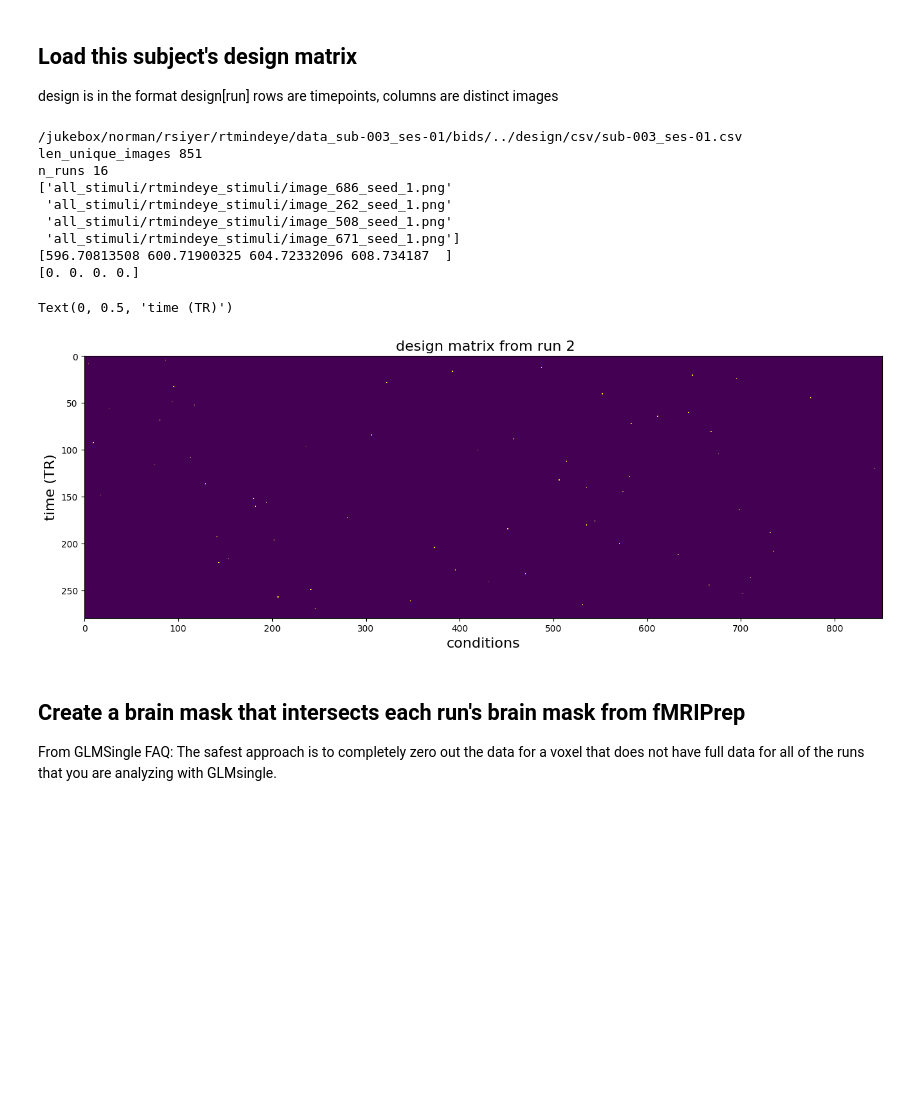
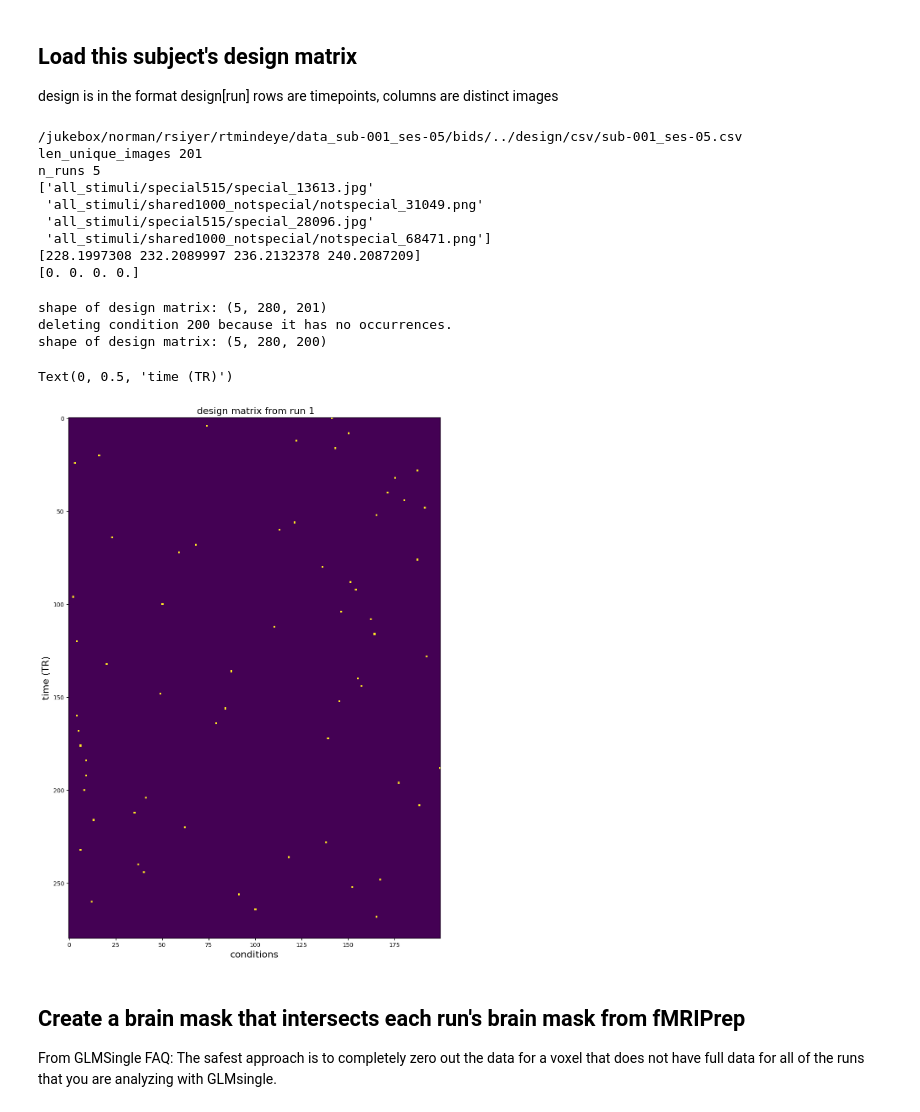
Before and after one commit to rishab-iyer1/mindeye_preproc, a Jupyter notebook: analysis/GLMsingle.ipynb, the cells around one changed output. Saved outputs shown, nothing was run; the diff lists cells and outputs as text; code cells hidden in the pictures; blank space fills up the shorter version.

Commit message:
started glmsingle for 3 tasksks, made compatible for multiple tasks

```diff
--- a/analysis/GLMsingle.ipynb
+++ b/analysis/GLMsingle.ipynb
@@ -16,12 +16,14 @@ When running this notebook, make sure you have activated the mindeye conda envir
 # %% [markdown]
 What subject and session do you want to run?
 # %%
-sub = 'sub-003'
-session = 'ses-01'
-task='study'
+sub = 'sub-001'
+session = 'ses-05'
+task='A'
 
 if sub=='sub-002':
     n_runs=9
+elif sub=='sub-001' and session=='ses-05':
+    n_runs=5
 else:
     n_runs=16
     # n_runs=8
@@ -97,6 +99,18 @@ stimdur = 3
 if sub == 'sub-001' and session == 'ses-01':
     tr_orig = 1.8
     n_trs = 288
+elif sub == 'sub-001' and session == 'ses-05':
+    if task == 'A':
+        tr_orig = 2
+        n_trs = 280
+    elif task == 'B':
+        tr_orig = 1.5
+        n_trs = 288
+    elif task == 'C':
+        tr_orig = 1.5
+        n_trs = 288
+    else:
+        raise Exception("invalid task")
 else:
     tr_orig = 2
     n_trs = 280
@@ -148,10 +162,11 @@ if (sub=='sub-001' and session=='ses-01') or (sub=='sub-002' and session=='ses-0
     images = data['current_image'].values[23:]
     starts = data['trial.started'].values[23:]
     is_new_run = data['is_new_run'].values[23:]
-elif (sub=='sub-001' and session in ('ses-02', 'ses-03', 'ses-04')) or sub=='sub-003':
+elif (sub=='sub-001' and session in ('ses-02', 'ses-03', 'ses-04', 'ses-05')) or sub=='sub-003':
     filename = f"{designdir}csv/{sub}_{session}.csv"
     data = pd.read_csv(filename)
     data = data.dropna(subset=['current_image'])  # in these csv files, there are blanks between runs
+    # data = data.loc[data['current_image'] != 'blank.jpg']
     starts = data['trial.started'].values[10:]
     images = data['current_image'].values[10:]
     is_new_run = data['is_new_run'].values[10:]
@@ -172,12 +187,12 @@ print(is_new_run[:4])
 # assert len(images[images!="blank.jpg"]) == 1008
 # assert len(np.unique(images[images!="blank.jpg"])) == 708
 # %% [output]
-/jukebox/norman/rsiyer/rtmindeye/data_sub-003_ses-01/bids/../design/csv/sub-003_ses-01.csv
-len_unique_images 851
-n_runs 16
-['all_stimuli/rtmindeye_stimuli/image_686_seed_1.png'
- 'all_stimuli/rtmindeye_stimuli/image_262_seed_1.png'
- 'all_stimuli/rtmindeye_stimuli/image_508_seed_1.png'
- 'all_stimuli/rtmindeye_stimuli/image_671_seed_1.png']
-[596.70813508 600.71900325 604.72332096 608.734187  ]
+/jukebox/norman/rsiyer/rtmindeye/data_sub-001_ses-05/bids/../design/csv/sub-001_ses-05.csv
+len_unique_images 201
+n_runs 5
+['all_stimuli/special515/special_13613.jpg'
+ 'all_stimuli/shared1000_notspecial/notspecial_31049.png'
+ 'all_stimuli/special515/special_28096.jpg'
+ 'all_stimuli/shared1000_notspecial/notspecial_68471.png']
+[228.1997308 232.2089997 236.2132378 240.2087209]
 [0. 0. 0. 0.]
@@ -204,12 +217,20 @@ for i in range(len(images)):
 
     image_idx = np.where(str(images[i])==unique_images)[0].item()
     timepoint = int(np.round(starts[i] - starting_time))
+    # print(i, timepoint, image_idx)
     design[cur_run][timepoint, image_idx] = 1
 
-    # if i < 10:
-    #     print(image_idx, timepoint)
+cols_to_delete = np.where(np.sum(np.sum(design, axis=0), axis=0) == 0)
+print(f'shape of design matrix: {np.array(design).shape}')
+print(f'deleting condition {cols_to_delete[0][0]} because it has no occurrences. ')
+for i in range(len(design)):
+    design[i] = np.delete(design[i], cols_to_delete, axis=1)
 
-# design = list(np.array(design)[:, :, :-2])  # remove the last two regressors: blank.jpg and nan
+print(f'shape of design matrix: {np.array(design).shape}')
+# %% [output]
+shape of design matrix: (5, 280, 201)
+deleting condition 200 because it has no occurrences.
+shape of design matrix: (5, 280, 200)
 # %%
 # np.where(str(images[5])==unique_images)[0].item()
 # %%
@@ -232,15 +253,15 @@ for i in range(len(images)):
 # np.array(np.where(test[:,:,:10]))
 # %%
 # Plot design matrix for each run
-run=1
+run=0
 plt.figure(figsize=(16,16))
 plt.imshow(design[run],interpolation='none')
 plt.title(' design matrix from run %i' %(run+1), fontsize=16)
 plt.xlabel('conditions',fontsize=16)
 plt.ylabel('time (TR)',fontsize=16)
 # %% [output]
 Text(0, 0.5, 'time (TR)')
-[figure, old version]
+[figure, new version]
 # %%
 # design[1][140:181,530:540]
 # %%
```
Also changed, not shown: parts of 23 cells of this notebook, 1 other file.
